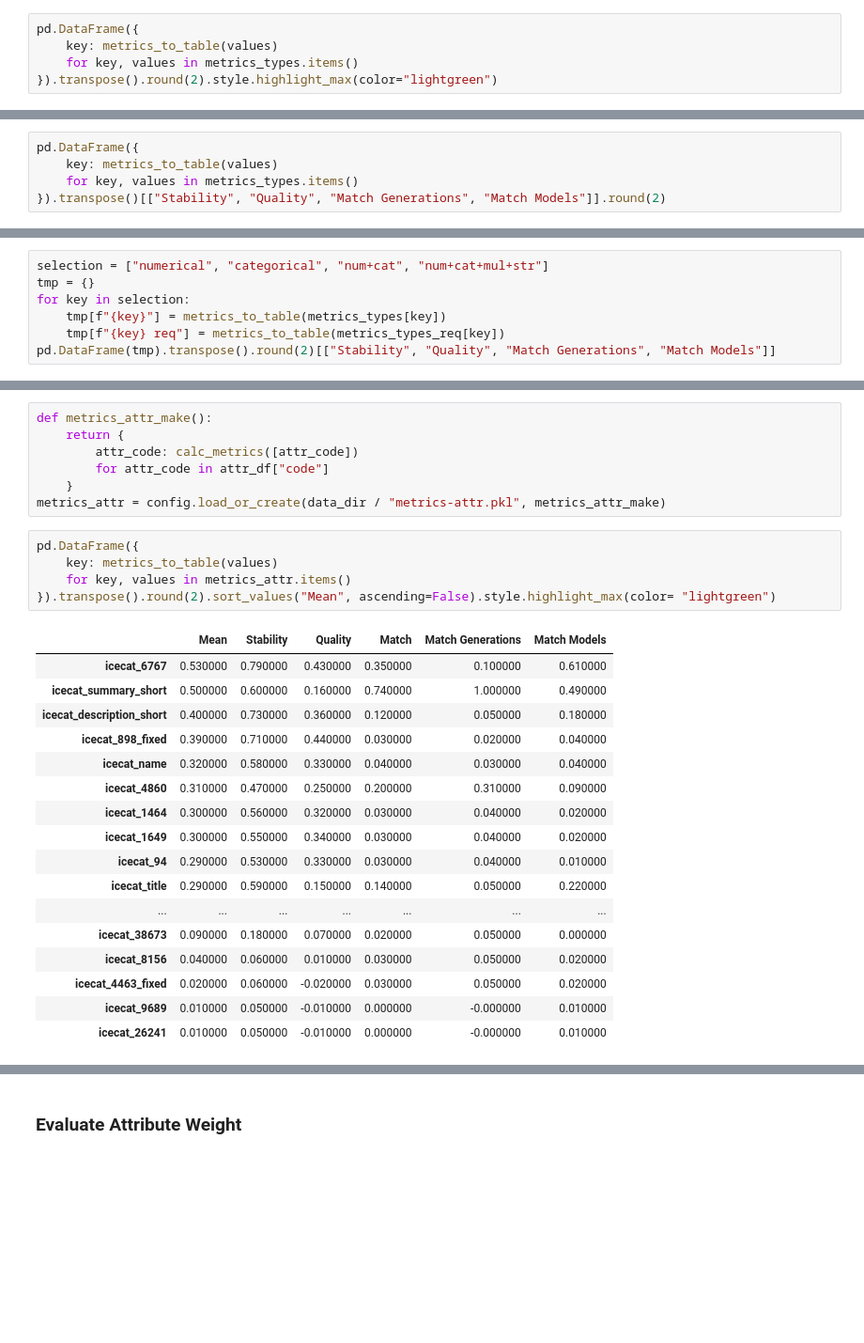
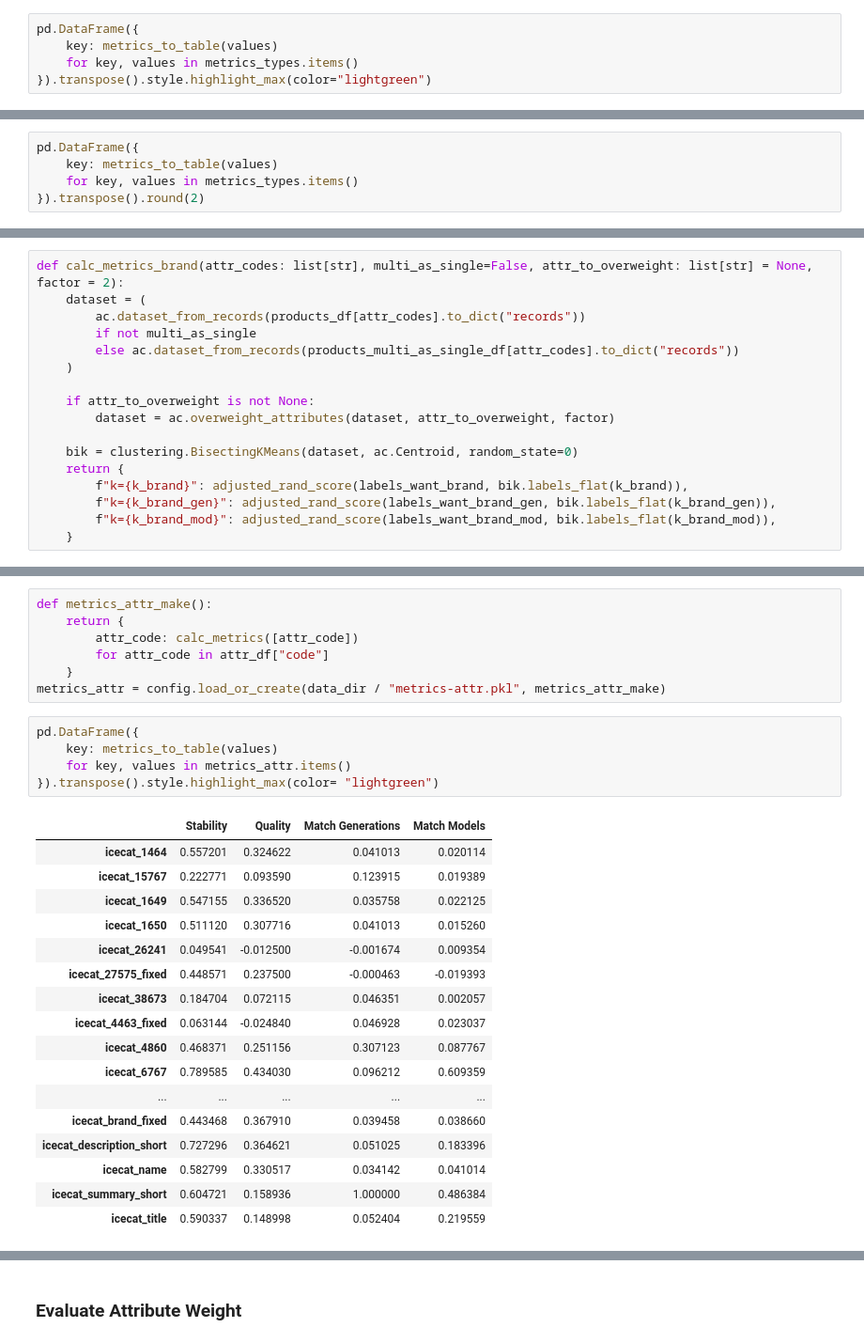
Before and after one commit to hd-code/ma-product-clustering, a Jupyter notebook: cluster-analysis/notebooks/clustering/1-cases.ipynb, the cells around one changed output, grey strips where cells are left out. Shown at 94% size. Saved outputs shown, nothing was run; the diff lists cells and outputs as text; blank space fills up the shorter version.

```diff
--- a/cluster-analysis/notebooks/clustering/1-cases.ipynb
+++ b/cluster-analysis/notebooks/clustering/1-cases.ipynb
@@ -294,5 +278,5 @@ metrics_types = config.load_or_create(data_dir / "metrics-types.pkl", metrics_ty
 pd.DataFrame({
     key: metrics_to_table(values)
     for key, values in metrics_types.items()
-}).transpose().round(2).style.highlight_max(color="lightgreen")
+}).transpose().style.highlight_max(color="lightgreen")
 # %% [output]
@@ -316,7 +300,7 @@ pd.DataFrame({
 pd.DataFrame({
     key: metrics_to_table(values)
     for key, values in metrics_types.items()
-}).transpose()[["Stability", "Quality", "Match Generations", "Match Models"]].round(2)
+}).transpose().round(2)
 # %% [output]
 |  | Stability | Quality | Match Generations | Match Models |
 | numerical | 0.85 | 0.43 | 0.15 | 0.45 |
@@ -350,0 +345,17 @@ pd.DataFrame({
+# %%
+def calc_metrics_brand(attr_codes: list[str], multi_as_single=False, attr_to_overweight: list[str] = None, factor = 2):
+    dataset = (
+        ac.dataset_from_records(products_df[attr_codes].to_dict("records"))
+        if not multi_as_single
+        else ac.dataset_from_records(products_multi_as_single_df[attr_codes].to_dict("records"))
+    )
+
+    if attr_to_overweight is not None:
+        dataset = ac.overweight_attributes(dataset, attr_to_overweight, factor)
+
+    bik = clustering.BisectingKMeans(dataset, ac.Centroid, random_state=0)
+    return {
+        f"k={k_brand}": adjusted_rand_score(labels_want_brand, bik.labels_flat(k_brand)),
+        f"k={k_brand_gen}": adjusted_rand_score(labels_want_brand_gen, bik.labels_flat(k_brand_gen)),
+        f"k={k_brand_mod}": adjusted_rand_score(labels_want_brand_mod, bik.labels_flat(k_brand_mod)),
+    }
@@ -384,7 +430,0 @@ pd.DataFrame({
-# %%
-selection = ["numerical", "categorical", "num+cat", "num+cat+mul+str"]
-tmp = {}
-for key in selection:
-    tmp[f"{key}"] = metrics_to_table(metrics_types[key])
-    tmp[f"{key} req"] = metrics_to_table(metrics_types_req[key])
-pd.DataFrame(tmp).transpose().round(2)[["Stability", "Quality", "Match Generations", "Match Models"]]
@@ -423,24 +468,24 @@ metrics_attr = config.load_or_create(data_dir / "metrics-attr.pkl", metrics_attr
 # %%
 pd.DataFrame({
     key: metrics_to_table(values)
     for key, values in metrics_attr.items()
-}).transpose().round(2).sort_values("Mean", ascending=False).style.highlight_max(color= "lightgreen")
+}).transpose().style.highlight_max(color= "lightgreen")
 # %% [output]
-|  | Mean | Stability | Quality | Match | Match Generations | Match Models |
-| icecat_6767 | 0.530000 | 0.790000 | 0.430000 | 0.350000 | 0.100000 | 0.610000 |
-| icecat_summary_short | 0.500000 | 0.600000 | 0.160000 | 0.740000 | 1.000000 | 0.490000 |
-| icecat_description_short | 0.400000 | 0.730000 | 0.360000 | 0.120000 | 0.050000 | 0.180000 |
-| icecat_898_fixed | 0.390000 | 0.710000 | 0.440000 | 0.030000 | 0.020000 | 0.040000 |
-| icecat_name | 0.320000 | 0.580000 | 0.330000 | 0.040000 | 0.030000 | 0.040000 |
-| icecat_4860 | 0.310000 | 0.470000 | 0.250000 | 0.200000 | 0.310000 | 0.090000 |
-| icecat_1464 | 0.300000 | 0.560000 | 0.320000 | 0.030000 | 0.040000 | 0.020000 |
-| icecat_1649 | 0.300000 | 0.550000 | 0.340000 | 0.030000 | 0.040000 | 0.020000 |
-| icecat_94 | 0.290000 | 0.530000 | 0.330000 | 0.030000 | 0.040000 | 0.010000 |
-| icecat_title | 0.290000 | 0.590000 | 0.150000 | 0.140000 | 0.050000 | 0.220000 |
-| ... | ... | ... | ... | ... | ... | ... |
-| icecat_38673 | 0.090000 | 0.180000 | 0.070000 | 0.020000 | 0.050000 | 0.000000 |
-| icecat_8156 | 0.040000 | 0.060000 | 0.010000 | 0.030000 | 0.050000 | 0.020000 |
-| icecat_4463_fixed | 0.020000 | 0.060000 | -0.020000 | 0.030000 | 0.050000 | 0.020000 |
-| icecat_9689 | 0.010000 | 0.050000 | -0.010000 | 0.000000 | -0.000000 | 0.010000 |
-| icecat_26241 | 0.010000 | 0.050000 | -0.010000 | 0.000000 | -0.000000 | 0.010000 |
+|  | Stability | Quality | Match Generations | Match Models |
+| icecat_1464 | 0.557201 | 0.324622 | 0.041013 | 0.020114 |
+| icecat_15767 | 0.222771 | 0.093590 | 0.123915 | 0.019389 |
+| icecat_1649 | 0.547155 | 0.336520 | 0.035758 | 0.022125 |
+| icecat_1650 | 0.511120 | 0.307716 | 0.041013 | 0.015260 |
+| icecat_26241 | 0.049541 | -0.012500 | -0.001674 | 0.009354 |
+| icecat_27575_fixed | 0.448571 | 0.237500 | -0.000463 | -0.019393 |
+| icecat_38673 | 0.184704 | 0.072115 | 0.046351 | 0.002057 |
+| icecat_4463_fixed | 0.063144 | -0.024840 | 0.046928 | 0.023037 |
+| icecat_4860 | 0.468371 | 0.251156 | 0.307123 | 0.087767 |
+| icecat_6767 | 0.789585 | 0.434030 | 0.096212 | 0.609359 |
+| ... | ... | ... | ... | ... |
+| icecat_brand_fixed | 0.443468 | 0.367910 | 0.039458 | 0.038660 |
+| icecat_description_short | 0.727296 | 0.364621 | 0.051025 | 0.183396 |
+| icecat_name | 0.582799 | 0.330517 | 0.034142 | 0.041014 |
+| icecat_summary_short | 0.604721 | 0.158936 | 1.000000 | 0.486384 |
+| icecat_title | 0.590337 | 0.148998 | 0.052404 | 0.219559 |
 # %%
```
Also changed, not shown: parts of 53 cells of this notebook, 15 other files.
